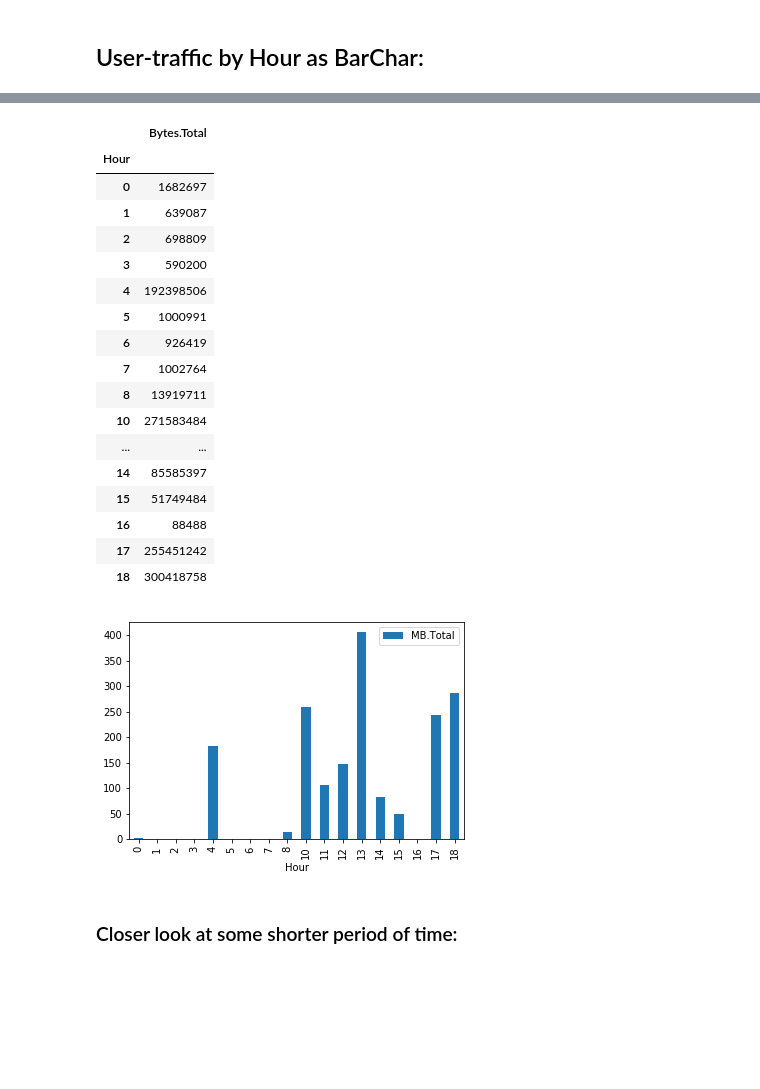
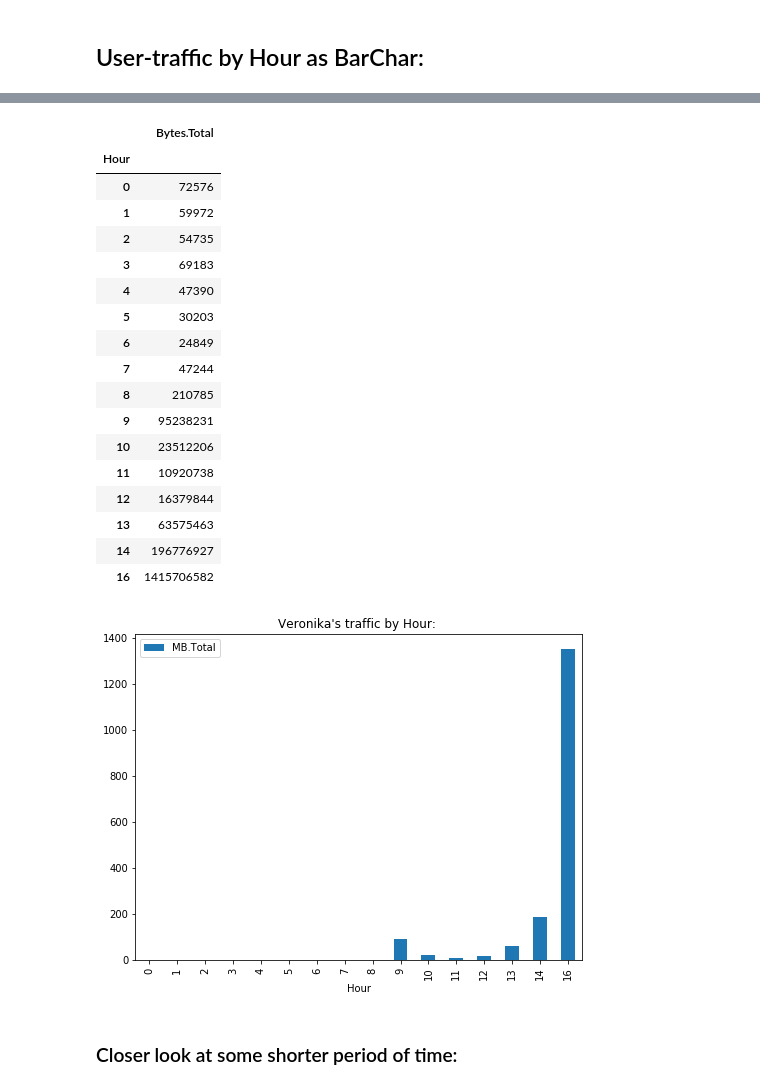
Before and after one commit to filkovsp/KerioLogParser, a Jupyter notebook: main.ipynb, the cells around one changed output, grey strips where cells are left out. Drawn from its saved outputs; the diff is of its cells as text; code cells hidden in the pictures; blank space fills up the shorter version.

Commit message:
add figsize prop into 'by hour' chart

```diff
--- a/main.ipynb
+++ b/main.ipynb
@@ -9,7 +9,7 @@ import numpy as np
 import datetime as dt
 # %%
 # filePath = './connection.test.log'
-logDate = "2020-05-13"
+logDate = "2020-07-06"
 filePath = "./logs/connection.{0}.log".format(logDate)
 df = pd.DataFrame()
 start_time = dt.datetime.now()
@@ -274,36 +258,36 @@ user_traffic_byhour
 # %% [output]
 |  | Bytes.Total |
 | Hour |  |
-| 0 | 1682697 |
-| 1 | 639087 |
-| 2 | 698809 |
-| 3 | 590200 |
-| 4 | 192398506 |
-| 5 | 1000991 |
-| 6 | 926419 |
-| 7 | 1002764 |
-| 8 | 13919711 |
-| 10 | 271583484 |
-| ... | ... |
-| 14 | 85585397 |
-| 15 | 51749484 |
-| 16 | 88488 |
-| 17 | 255451242 |
-| 18 | 300418758 |
+| 0 | 72576 |
+| 1 | 59972 |
+| 2 | 54735 |
+| 3 | 69183 |
+| 4 | 47390 |
+| 5 | 30203 |
+| 6 | 24849 |
+| 7 | 47244 |
+| 8 | 210785 |
+| 9 | 95238231 |
+| 10 | 23512206 |
+| 11 | 10920738 |
+| 12 | 16379844 |
+| 13 | 63575463 |
+| 14 | 196776927 |
+| 16 | 1415706582 |
 # %%
 size_unit = "MB"
 pd.DataFrame({
     "{0}.Total".format(size_unit) : list(map(
         lambda size: BiteSize.transform(int(size), size_unit),
         list(user_traffic_byhour["Bytes.Total"])
     ))
 }, index = user_traffic_byhour.index)\
- .plot(kind="bar")
+ .plot(kind="bar", figsize = (8, 6))
 
-# plt.title(user_name)
+plt.title("{0}'s traffic by Hour: ".format(user_name))
 plt.show()
 # %% [output]
-[figure, old version]
+[figure, new version]
 # %% [markdown]
 ### Closer look at some shorter period of time:
 # %%
```
Also changed, not shown: parts of 14 cells of this notebook.
